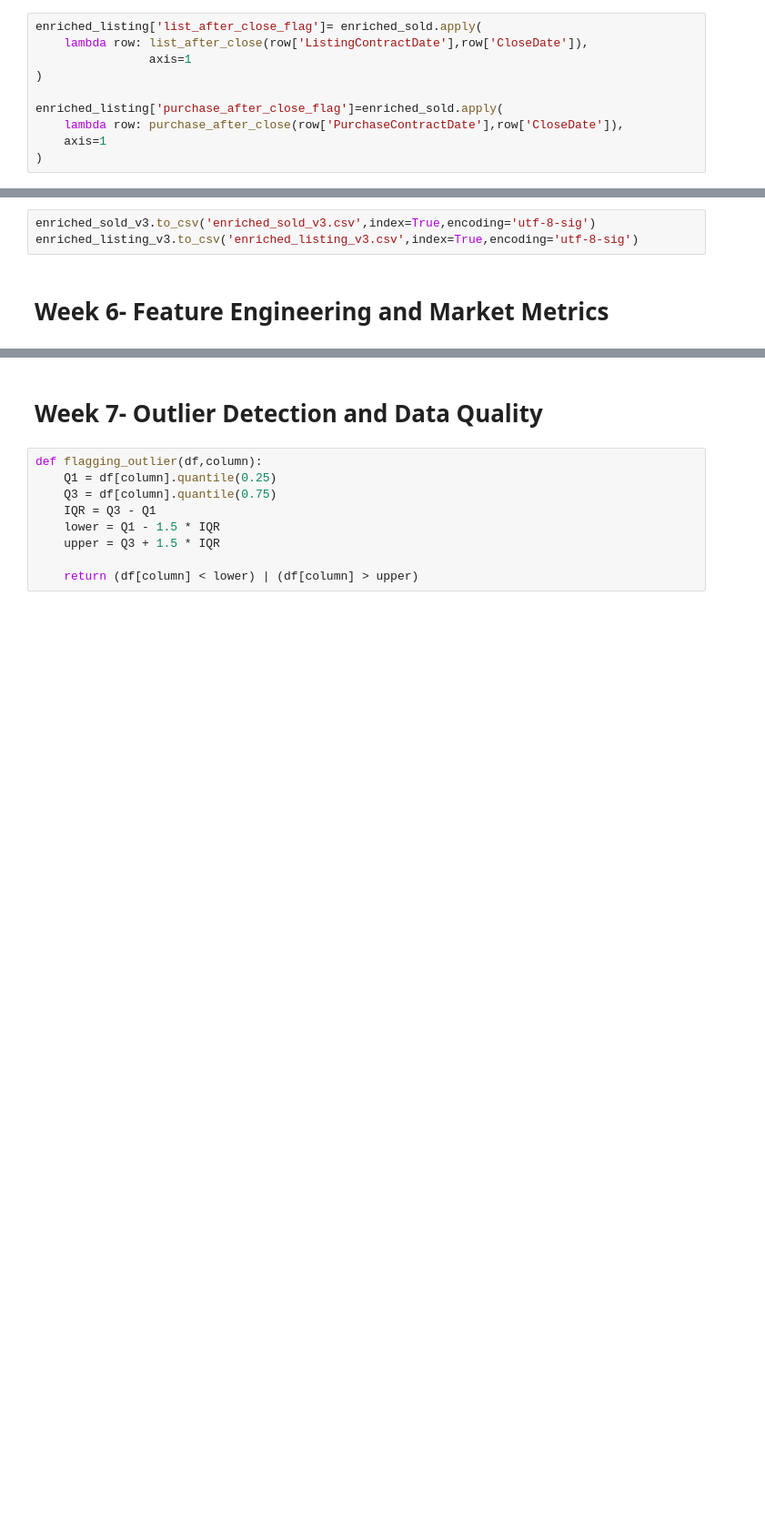
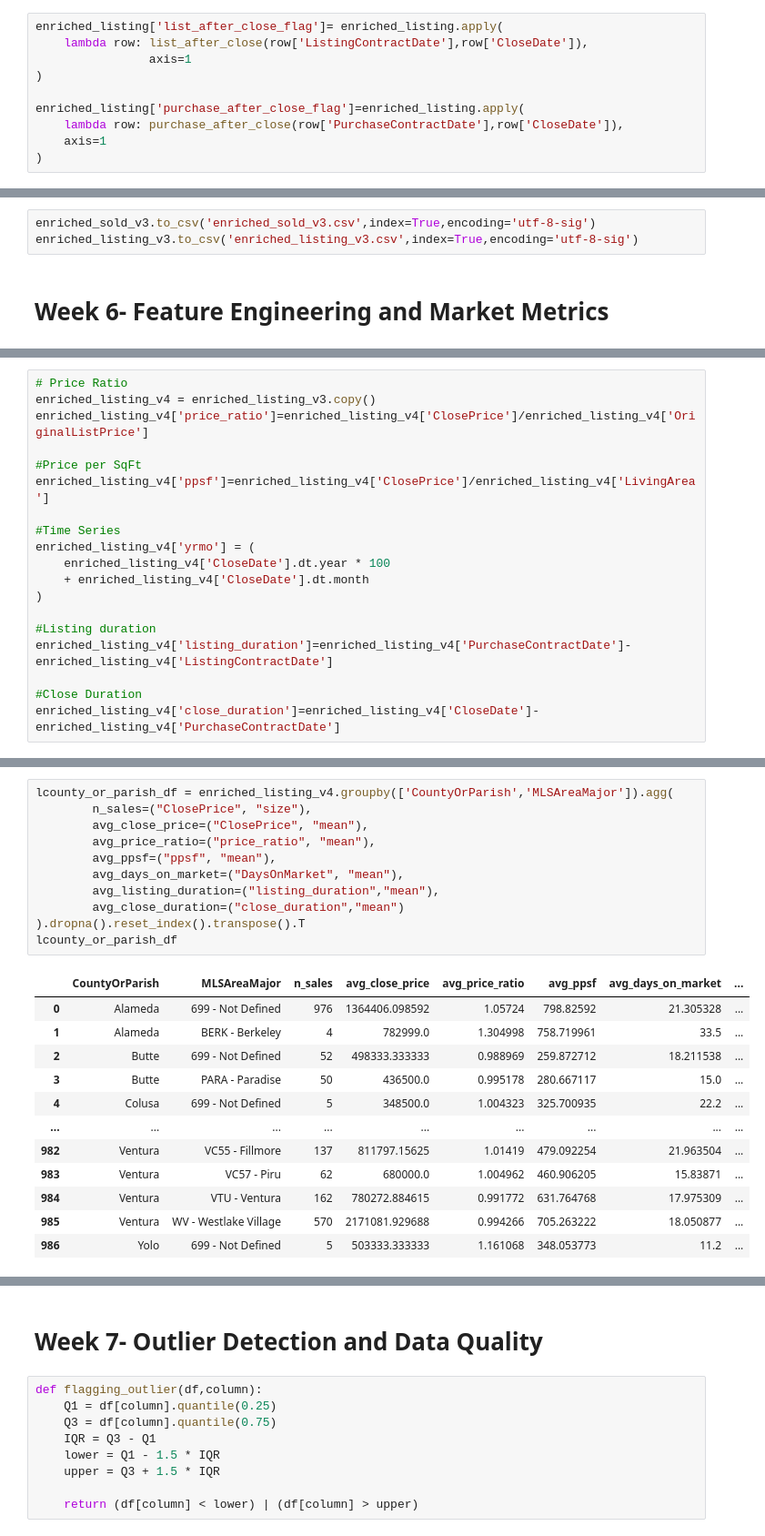
Before and after one commit to andrw0505/idxexchange, a Jupyter notebook: idx_deliverable.ipynb, the cells around one changed output, grey strips where cells are left out. Shown at 91% size. Cells and saved outputs as stored; diff of their text form; blank space fills up the shorter version.

```diff
--- a/idx_deliverable.ipynb
+++ b/idx_deliverable.ipynb
@@ -499,12 +499,12 @@ None
 | 5 | NorthSanLuisObispo | NorthSanLuisObispo | NaN | True | False | 2100000.0 | 1067652762 | ... |
 5 rows × 76 columns
 # %%
-enriched_listing['list_after_close_flag']= enriched_sold.apply(
+enriched_listing['list_after_close_flag']= enriched_listing.apply(
     lambda row: list_after_close(row['ListingContractDate'],row['CloseDate']),
                 axis=1
 )
 
-enriched_listing['purchase_after_close_flag']=enriched_sold.apply(
+enriched_listing['purchase_after_close_flag']=enriched_listing.apply(
     lambda row: purchase_after_close(row['PurchaseContractDate'],row['CloseDate']),
     axis=1
 )
@@ -679,3 +680,22 @@ enriched_sold_v3['close_duration']=enriched_sold_v3['CloseDate']-enriched_sold_v
+# %%
+# Price Ratio
+enriched_listing_v4 = enriched_listing_v3.copy()
+enriched_listing_v4['price_ratio']=enriched_listing_v4['ClosePrice']/enriched_listing_v4['OriginalListPrice']
+
+#Price per SqFt
+enriched_listing_v4['ppsf']=enriched_listing_v4['ClosePrice']/enriched_listing_v4['LivingArea']
+
+#Time Series
+enriched_listing_v4['yrmo'] = (
+    enriched_listing_v4['CloseDate'].dt.year * 100
+    + enriched_listing_v4['CloseDate'].dt.month
+)
+
+#Listing duration
+enriched_listing_v4['listing_duration']=enriched_listing_v4['PurchaseContractDate']-enriched_listing_v4['ListingContractDate']
+
+#Close Duration
+enriched_listing_v4['close_duration']=enriched_listing_v4['CloseDate']-enriched_listing_v4['PurchaseContractDate']
 # %%
 # Descriptive stats table
 
@@ -759,0 +780,24 @@ prop_type_df
+# %%
+lcounty_or_parish_df = enriched_listing_v4.groupby(['CountyOrParish','MLSAreaMajor']).agg(
+        n_sales=("ClosePrice", "size"),
+        avg_close_price=("ClosePrice", "mean"),
+        avg_price_ratio=("price_ratio", "mean"),
+        avg_ppsf=("ppsf", "mean"),
+        avg_days_on_market=("DaysOnMarket", "mean"),
+        avg_listing_duration=("listing_duration","mean"),
+        avg_close_duration=("close_duration","mean")
+).dropna().reset_index().transpose().T
+lcounty_or_parish_df
+# %% [output]
+|  | CountyOrParish | MLSAreaMajor | n_sales | avg_close_price | avg_price_ratio | avg_ppsf | avg_days_on_market | ... |
+| 0 | Alameda | 699 - Not Defined | 976 | 1364406.098592 | 1.05724 | 798.82592 | 21.305328 | ... |
+| 1 | Alameda | BERK - Berkeley | 4 | 782999.0 | 1.304998 | 758.719961 | 33.5 | ... |
+| 2 | Butte | 699 - Not Defined | 52 | 498333.333333 | 0.988969 | 259.872712 | 18.211538 | ... |
+| 3 | Butte | PARA - Paradise | 50 | 436500.0 | 0.995178 | 280.667117 | 15.0 | ... |
+| 4 | Colusa | 699 - Not Defined | 5 | 348500.0 | 1.004323 | 325.700935 | 22.2 | ... |
+| ... | ... | ... | ... | ... | ... | ... | ... | ... |
+| 982 | Ventura | VC55 - Fillmore | 137 | 811797.15625 | 1.01419 | 479.092254 | 21.963504 | ... |
+| 983 | Ventura | VC57 - Piru | 62 | 680000.0 | 1.004962 | 460.906205 | 15.83871 | ... |
+| 984 | Ventura | VTU - Ventura | 162 | 780272.884615 | 0.991772 | 631.764768 | 17.975309 | ... |
+| 985 | Ventura | WV - Westlake Village | 570 | 2171081.929688 | 0.994266 | 705.263222 | 18.050877 | ... |
+| 986 | Yolo | 699 - Not Defined | 5 | 503333.333333 | 1.161068 | 348.053773 | 11.2 | ... |
```
Also changed, not shown: parts of 27 cells of this notebook.
